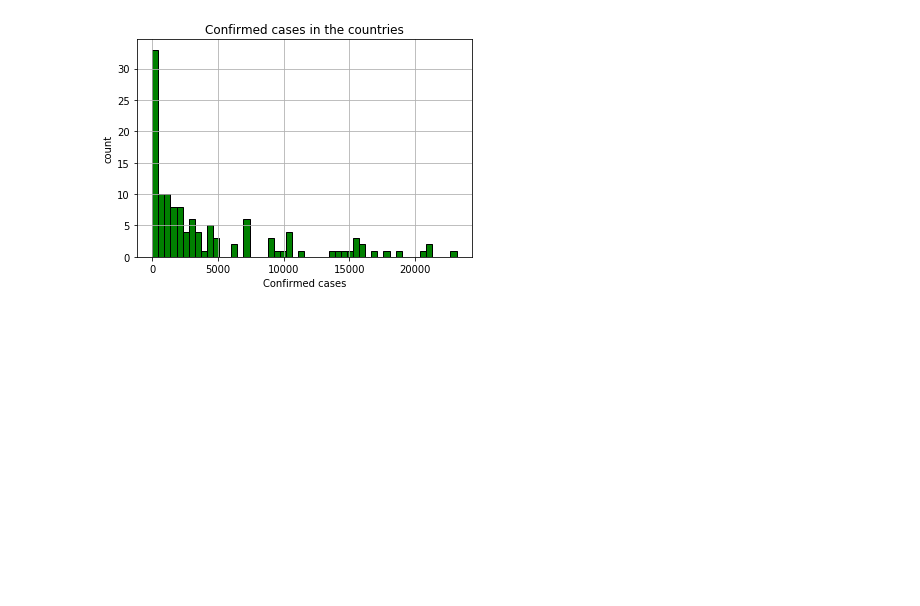
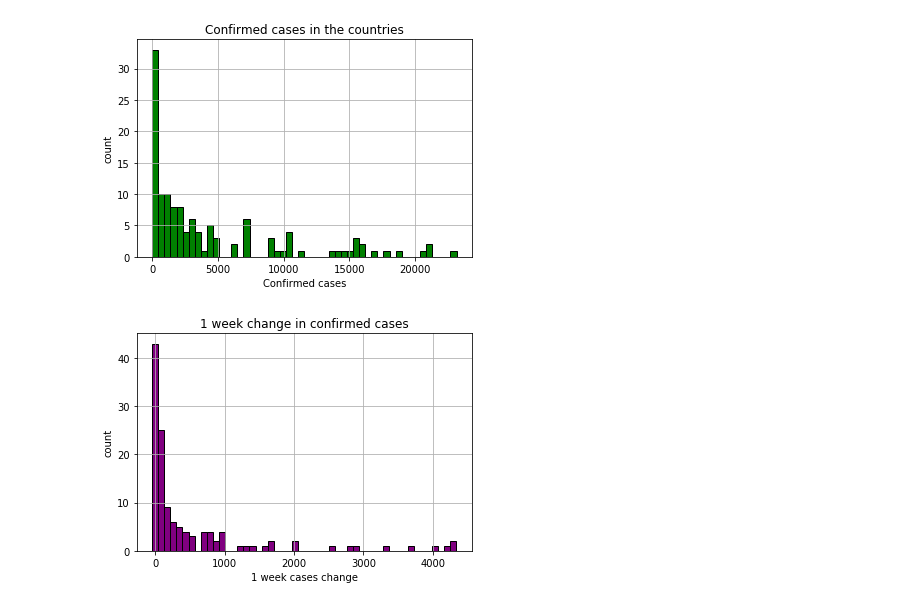
Before and after one commit to liger1apwm/Covid-data-analysis, a Jupyter notebook: covid_data_analysis.ipynb, the cells around one changed output. Cells and saved outputs as stored; diff of their text form; code cells hidden in the pictures; blank space fills up the shorter version.

Commit message:
fix histograms and colors

```diff
--- a/covid_data_analysis.ipynb
+++ b/covid_data_analysis.ipynb
@@ -6,7 +6,7 @@ import os
 import seaborn as sns
 import matplotlib.pyplot as plt
 # %%
-covid_data = pd.read_csv("./Covid-data-analysis/country_wise_latest_project.csv")
+covid_data = pd.read_csv("country_wise_latest_project.csv")
 covid_data.head(10)
 # %% [output]
 |  | Country/Region | Confirmed | Deaths | Recovered | Active | New cases | New deaths | New recovered | ... |
@@ -97,8 +97,10 @@ plt.savefig('Confirmed_cases_histogram')
 # %% [output]
 [figure]
 # %%
-covid_data2['Confirmed'].hist(bins= 50,edgecolor = "black",color= 'green')
-plt.title("Confirmed cases in the countries")
-plt.xlabel("Confirmed cases")
+covid_data2['1 week change'].hist(bins= 50,edgecolor = "black",color= 'purple')
+plt.title("1 week change in confirmed cases")
+plt.xlabel("1 week cases change")
 plt.ylabel("count")
-plt.savefig('Confirmed_cases_histogram')
+plt.savefig('1_week_change')
+# %% [output]
+[figure, added]
```
Also changed, not shown: parts of 2 cells of this notebook, 2 other files.
